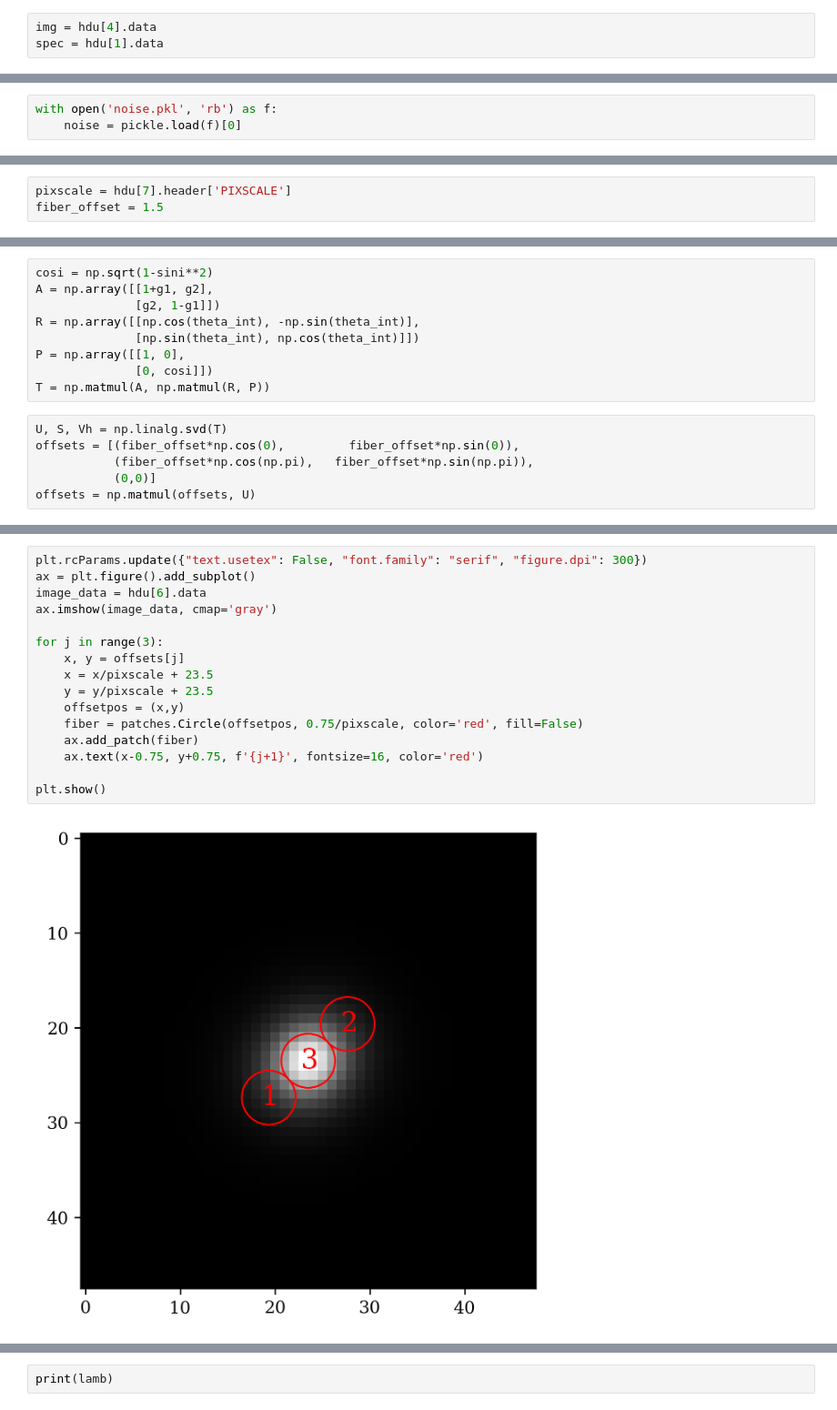
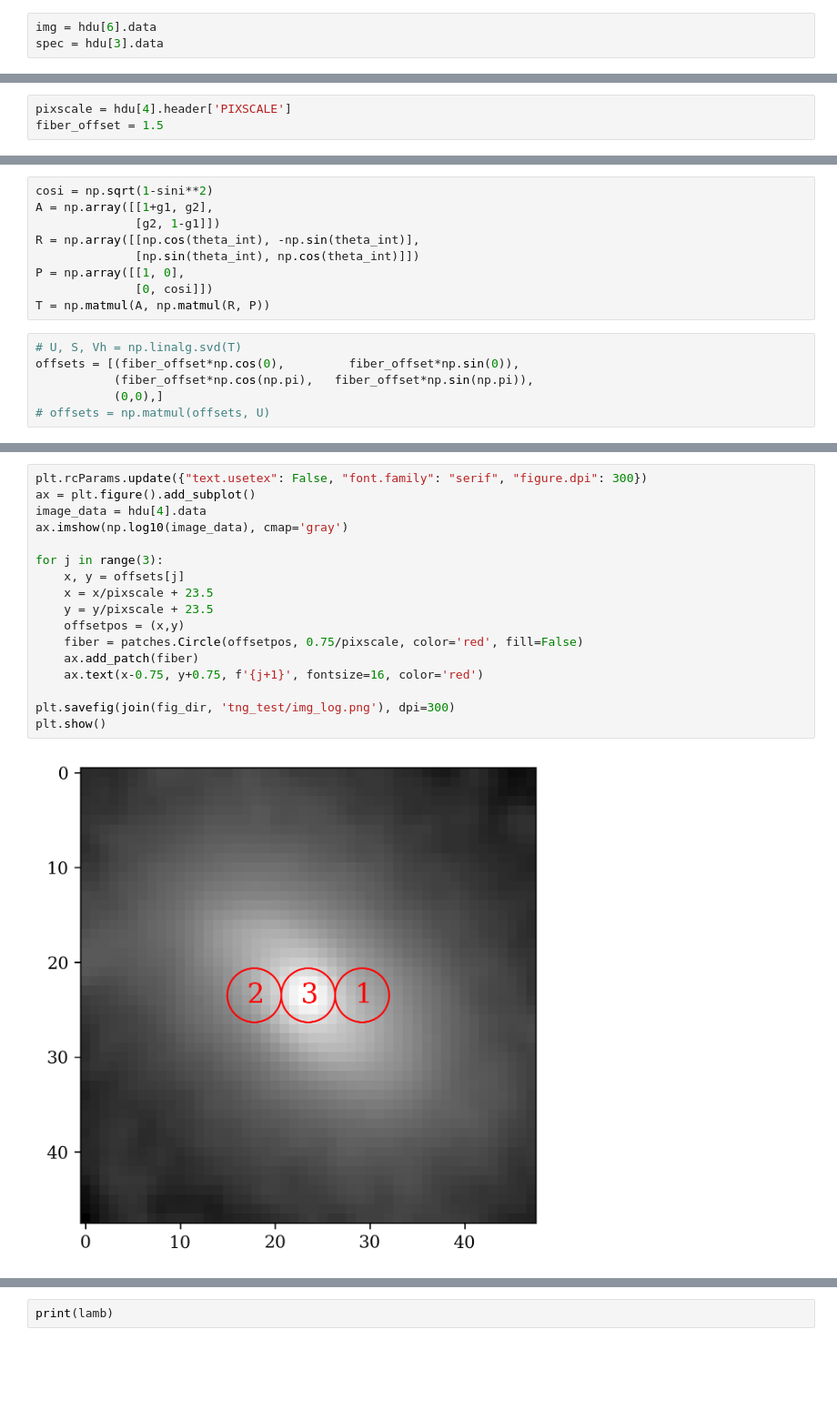
Before and after one commit to KinematicLensing/kl-nn, a Jupyter notebook: data_generate/notebooks/test_training_data.ipynb, the cells around one changed output, grey strips where cells are left out. Shown at 91% size. Cells and saved outputs as stored; diff of their text form; blank space fills up the shorter version.

```diff
--- a/data_generate/notebooks/test_training_data.ipynb
+++ b/data_generate/notebooks/test_training_data.ipynb
@@ -78,3 +118,3 @@ EXPTIME =                   60
 # %%
-img = hdu[4].data
-spec = hdu[1].data
+img = hdu[6].data
+spec = hdu[3].data
@@ -129,3 +196,0 @@ Img_old = apply_noise(img, 200)
-# %%
-with open('noise.pkl', 'rb') as f:
-    noise = pickle.load(f)[0]
@@ -230,7 +257,7 @@ plt.savefig(join(fig_dir, 'blob_img.jpg'))
 # %% [output]
 [figure]
 # %%
-pixscale = hdu[7].header['PIXSCALE']
+pixscale = hdu[4].header['PIXSCALE']
 fiber_offset = 1.5
 # %%
 whr = np.where((samples.iloc[:, 1] > -0.02) & (samples.iloc[:, 1] < 0.02) & (samples.iloc[:, 2] < -0.08) & \
@@ -260,11 +287,11 @@ P = np.array([[1, 0],
               [0, cosi]])
 T = np.matmul(A, np.matmul(R, P))
 # %%
-U, S, Vh = np.linalg.svd(T)
+# U, S, Vh = np.linalg.svd(T)
 offsets = [(fiber_offset*np.cos(0),         fiber_offset*np.sin(0)),
            (fiber_offset*np.cos(np.pi),   fiber_offset*np.sin(np.pi)),
-           (0,0)]
-offsets = np.matmul(offsets, U)
+           (0,0),]
+# offsets = np.matmul(offsets, U)
 # %%
 for (dx, dy) in offsets:
     print(dx, dy)
@@ -275,18 +302,19 @@ for (dx, dy) in offsets:
 # %%
 plt.rcParams.update({"text.usetex": False, "font.family": "serif", "figure.dpi": 300})
 ax = plt.figure().add_subplot()
-image_data = hdu[6].data
-ax.imshow(image_data, cmap='gray')
+image_data = hdu[4].data
+ax.imshow(np.log10(image_data), cmap='gray')
 
 for j in range(3):
     x, y = offsets[j]
     x = x/pixscale + 23.5
     y = y/pixscale + 23.5
     offsetpos = (x,y)
     fiber = patches.Circle(offsetpos, 0.75/pixscale, color='red', fill=False)
     ax.add_patch(fiber)
     ax.text(x-0.75, y+0.75, f'{j+1}', fontsize=16, color='red')
 
+plt.savefig(join(fig_dir, 'tng_test/img_log.png'), dpi=300)
 plt.show()
 # %% [output]
-[figure, old version]
+[figure, new version]
```
Also changed, not shown: parts of 34 cells of this notebook, 12 other files.
